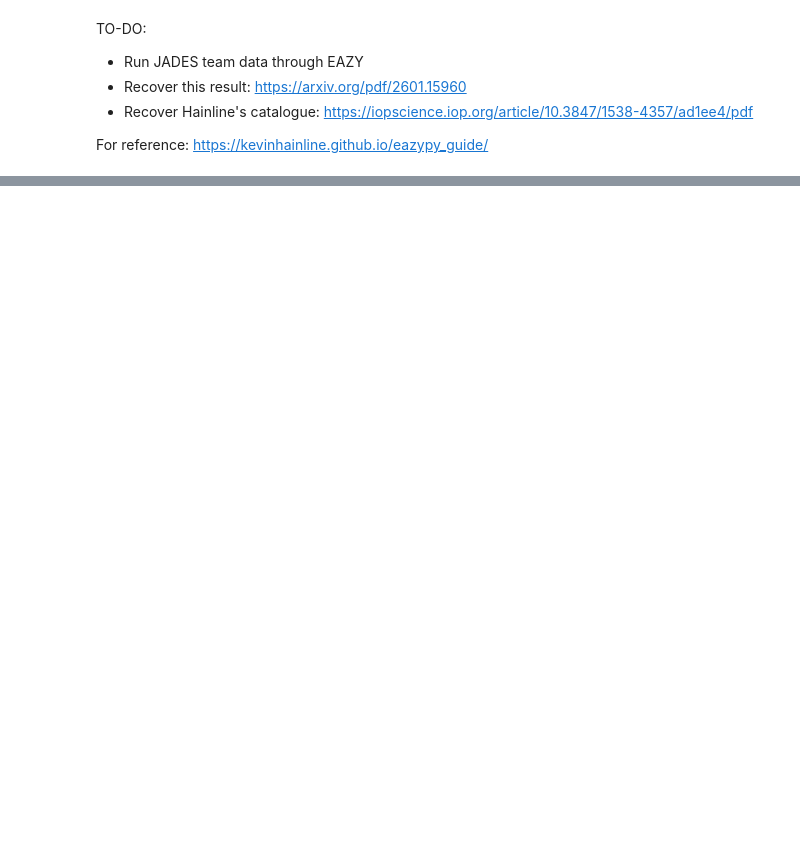
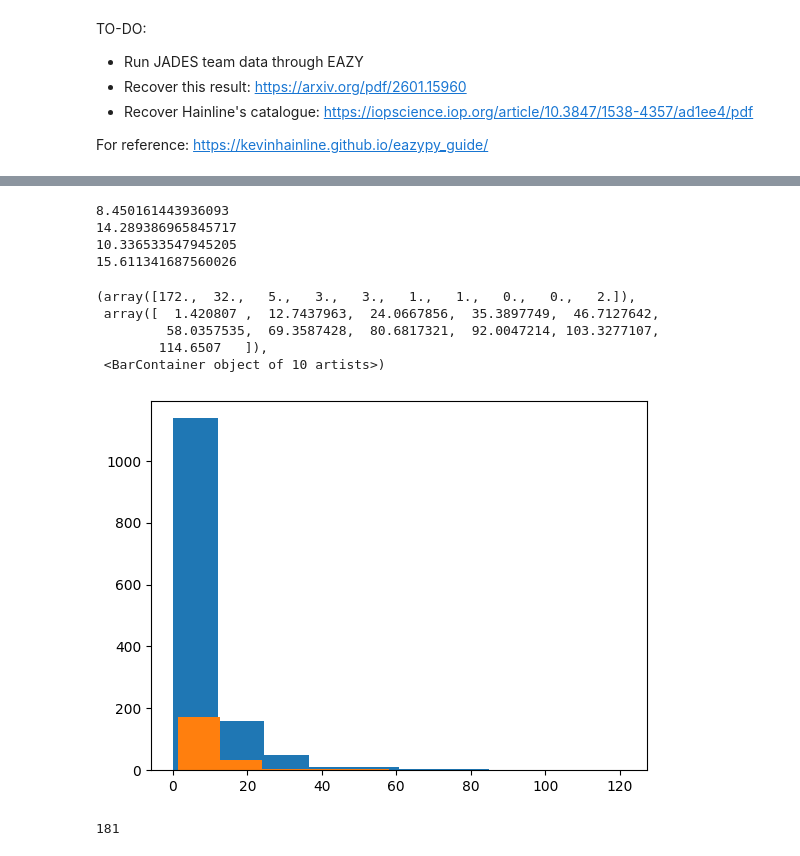
Before and after one commit to sfremy/my-eazy-jwst, a Jupyter notebook: scripts/eazy_processing.ipynb, the cells around one changed output, grey strips where cells are left out. Cells and saved outputs as stored; diff of their text form; code cells hidden in the pictures; blank space fills up the shorter version.

```diff
--- a/scripts/eazy_processing.ipynb
+++ b/scripts/eazy_processing.ipynb
@@ -1556,4 +1468,4 @@ def extract_clean_and_classify(phot, non_phot, flux_pattern, err_pattern, flag_p
 
     print("Finished! Final table size:", len(tab_final))
 
-    return instrument_cat, filter_cat, tab_final
+    return instrument_cat, filter_cat, tab_final, valid_flux_cols, valid_err_cols
@@ -2189,0 +2158,8 @@ ez.fit_catalog(n_proc=1)
+# %%
+mask_files = sorted(glob.glob(f"../inputs/OUTPUT_S/*.npy"))
+
+all_masks = np.array([])
+
+for file in mask_files:
+    loaded_mask = np.load(file)
+    all_masks = np.append(all_masks, loaded_mask)
@@ -2189,0 +2204,48 @@ ez.fit_catalog(n_proc=1)
+# %%
+f356w_detected = []
+f356w_missed = []
+
+err_detected = []
+err_missed = []
+
+for id in hainline_s['id']:
+    flux_356 = hainline_s[hainline_s['id'] == id]['f_nircam_f356w'][0]
+    err_356 = hainline_s[hainline_s['id'] == id]['e_nircam_f356w'][0]
+    if flux_356 > -99:
+        if id in highz_chi2['id']:
+            f356w_detected.append(flux_356)
+            err_detected.append(err_356)
+        else:
+            f356w_missed.append(flux_356)
+            err_missed.append(err_356)
+
+print(np.mean(f356w_detected))
+print(np.mean(f356w_detected)/np.mean(err_detected))
+print(np.mean(f356w_missed))
+print(np.mean(f356w_missed)/np.mean(err_missed))
+# %% [output]
+8.450161443936093
+14.289386965845717
+10.336533547945205
+15.611341687560026
+# %%
+plt.figure()
+plt.hist(f356w_detected)
+plt.hist(f356w_missed)
+# %% [output]
+(array([172.,  32.,   5.,   3.,   3.,   1.,   1.,   0.,   0.,   2.]),
+ array([  1.420807 ,  12.7437963,  24.0667856,  35.3897749,  46.7127642,
+         58.0357535,  69.3587428,  80.6817321,  92.0047214, 103.3277107,
+        114.6507   ]),
+ <BarContainer object of 10 artists>)
+[figure, added]
+# %%
+non_hainline = []
+
+for id in highz_chi2['id']:
+    if id not in hainline_s['id']:
+        non_hainline.append(id)
+
+len(non_hainline)
+# %% [output]
+181
```
Also changed, not shown: parts of 49 cells of this notebook, 58 other files.
